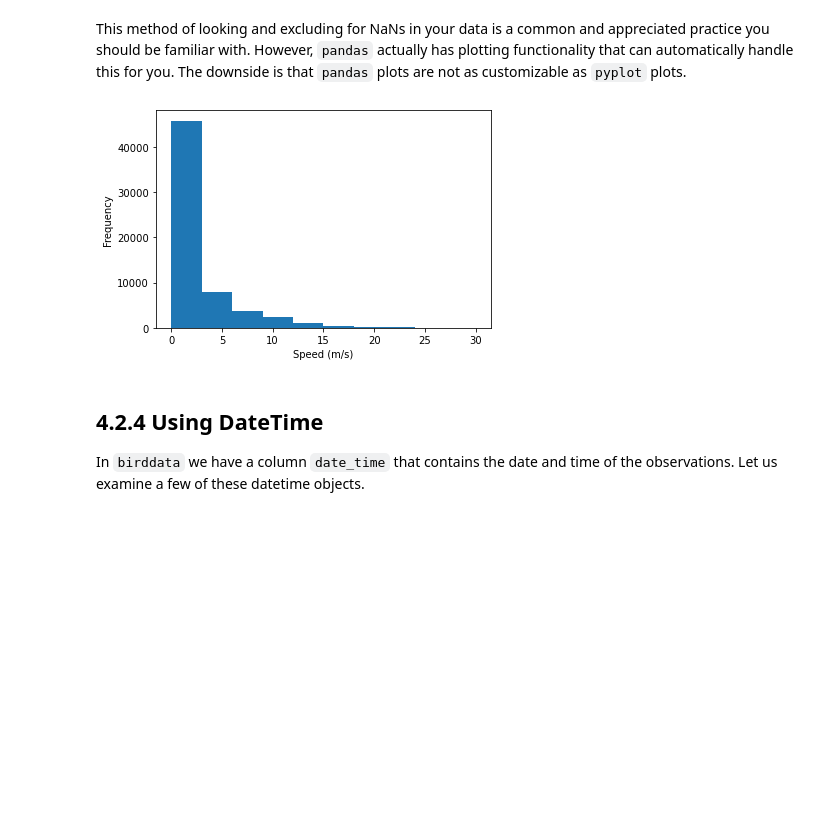
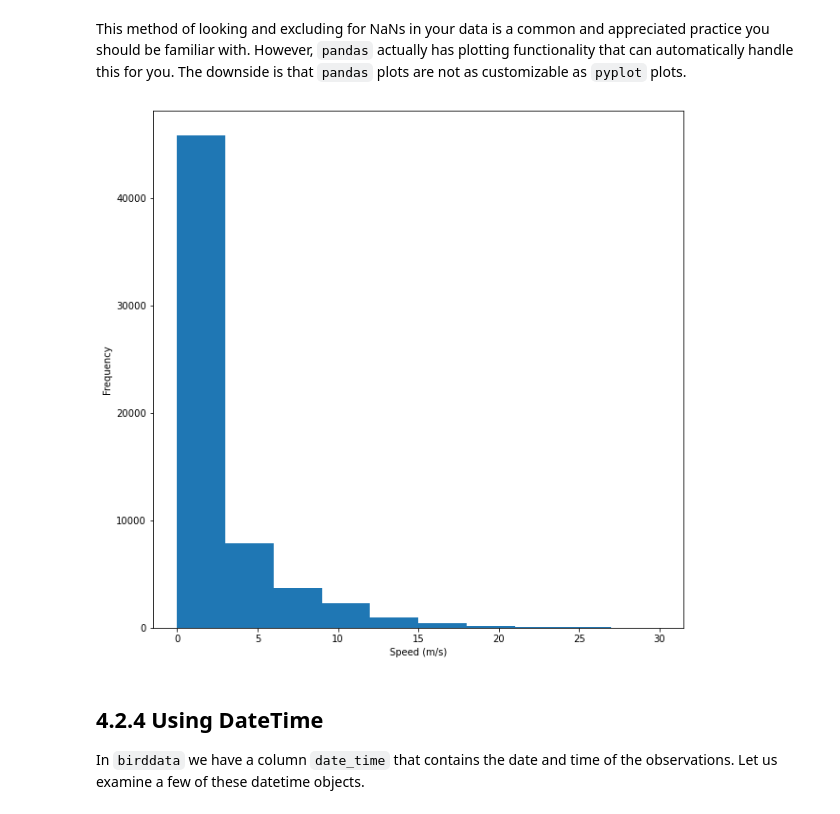
Before and after one commit to akhilkarra/python-lab, a Jupyter notebook: notebooks/PH526x/week4/week4_notes.ipynb, the cells around one changed output. Drawn from its saved outputs; the diff is of its cells as text; code cells hidden in the pictures; blank space fills up the shorter version.

```diff
--- a/notebooks/PH526x/week4/week4_notes.ipynb
+++ b/notebooks/PH526x/week4/week4_notes.ipynb
@@ -387,11 +353,12 @@ plt.show()
 # %% [markdown]
 This method of looking and excluding for NaNs in your data is a common and appreciated practice you should be familiar with. However, ``pandas`` actually has plotting functionality that can automatically handle this for you. The downside is that ``pandas`` plots are not as customizable as ``pyplot`` plots.
 # %%
+plt.figure(figsize=(10, 10))
 birddata.speed_2d.plot(kind="hist", range=[0, 30])
 plt.xlabel("Speed (m/s)")
 plt.show()
 # %% [output]
-[figure, old version]
+[figure, new version]
 # %% [markdown]
 ## 4.2.4 Using DateTime
 
```
Also changed, not shown: parts of 13 cells of this notebook.
